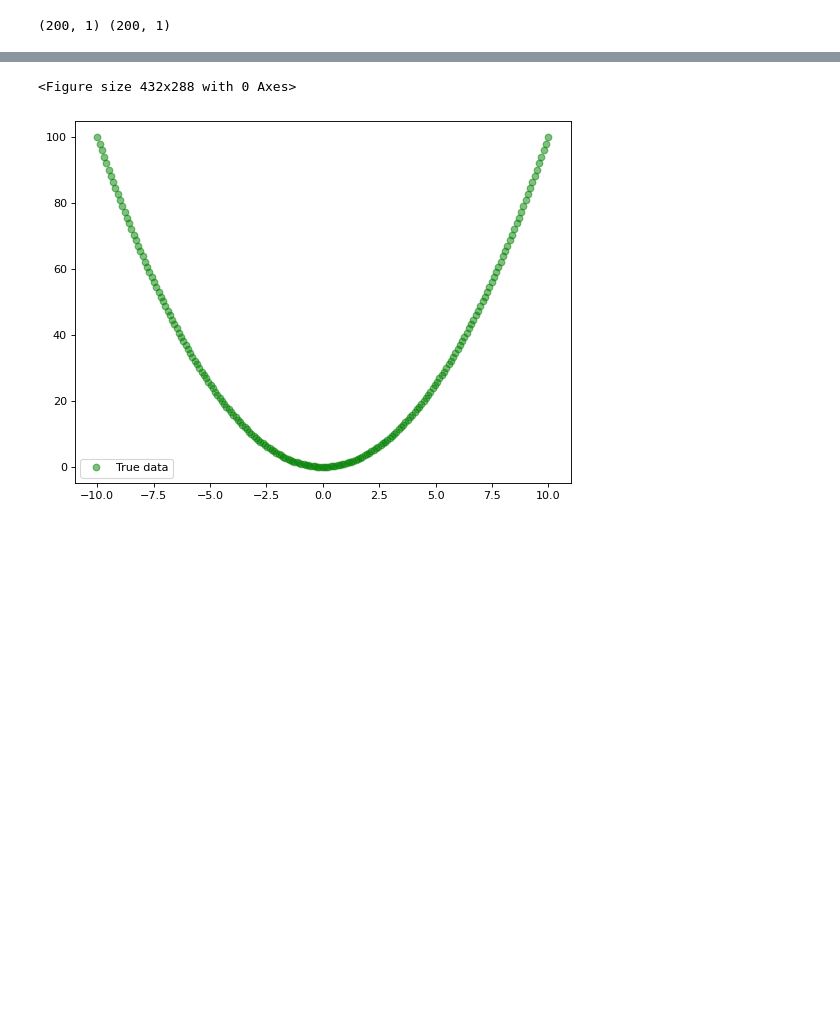
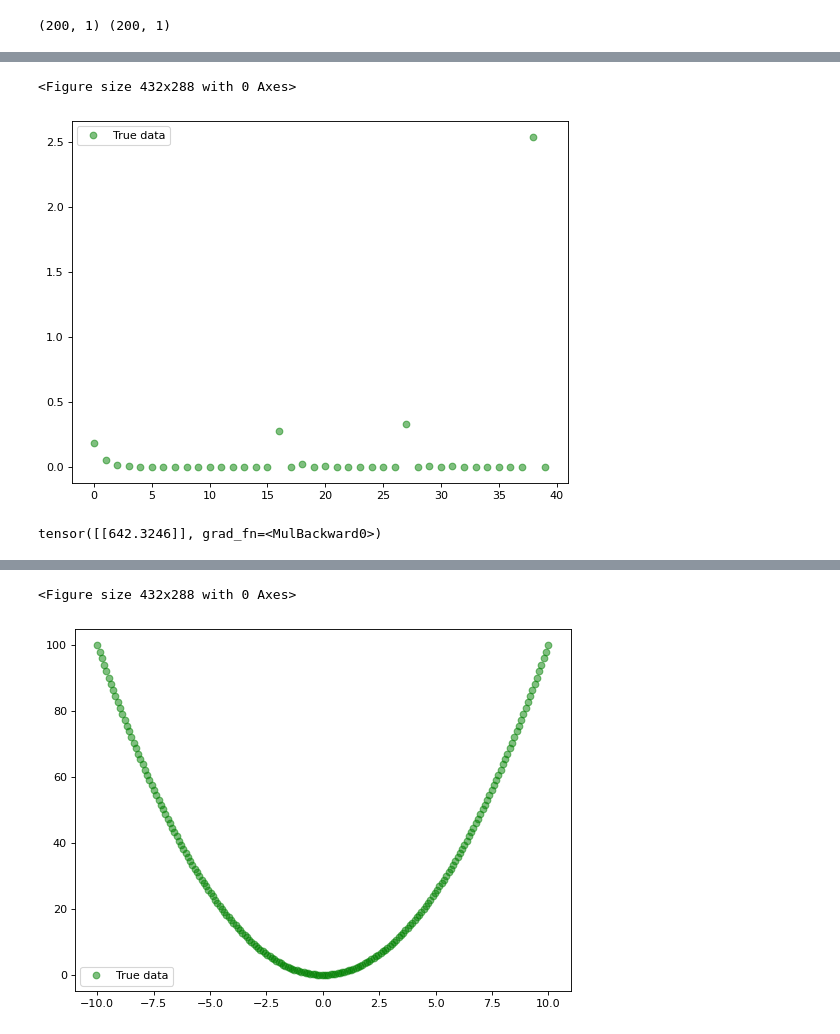
Before and after one commit to trungdoquoc/reu-math-2022, a Jupyter notebook: PyTorch_.ipynb, the cells around one changed output, grey strips where cells are left out. Drawn from its saved outputs; the diff is of its cells as text; code cells hidden in the pictures; blank space fills up the shorter version.

```diff
--- a/PyTorch_.ipynb
+++ b/PyTorch_.ipynb
@@ -234,0 +201,34 @@ print(x_train.shape, y_train.shape)
+# %%
+# DEFINE HYPER-PARAMETERS
+batch_size = 50
+learningRate = 0.05
+num_epochs = 1000
+# num_epochs = int(num_iters/(len(x_train)/batch_size))
+
+#INIT PARAMETERS:
+# v_x = given_fn
+l_b = -10
+u_b = 10
+n_points = 5
+
+#INIT MODEL
+model = Nonlinear(5)
+if torch.cuda.is_available():
+    model.cuda()
+
+# INIT OPTIMIZER CLASS
+# What is an optimizer:
+# SGD:
+# SGD_optimizer = torch.optim.SGD(model.parameters(), lr=learningRate)
+# Adam:
+adam_optimizer = torch.optim.Adam(model.parameters(),
+                                    lr=learningRate,
+                                    betas=(0.9, 0.999),
+                                    eps=1e-08,
+                                    weight_decay=0,
+                                    amsgrad=False)
+
+# INIT LOSS FUNCTION: MSE
+# criterion = epsilon_Loss
+# %%
+graph_val = model.train_network(num_epochs, given_fn, adam_optimizer, LOWER_BOUND, UPPER_BOUND, N_POINTS)
@@ -234,0 +253,2 @@ print(x_train.shape, y_train.shape)
+# %%
+loss_val = [i.detach().numpy().item() for i in graph_val[1]]
@@ -234,0 +268,16 @@ print(x_train.shape, y_train.shape)
+# %%
+plot_figure([i for i in range(len(loss_val))], loss_val)
+# %% [output]
+<Figure size 432x288 with 0 Axes>
+[figure, added]
+# %%
+v_x = given_fn
+l_b = -10
+u_b = 10
+n_points = 200
+model_u = Nonlinear(20)
+
+res = epsilon_Loss(given_fn, model_u, l_b, u_b, n_points)
+print(res)
+# %% [output]
+tensor([[642.3246]], grad_fn=<MulBackward0>)
```
Also changed, not shown: parts of 18 cells of this notebook.
